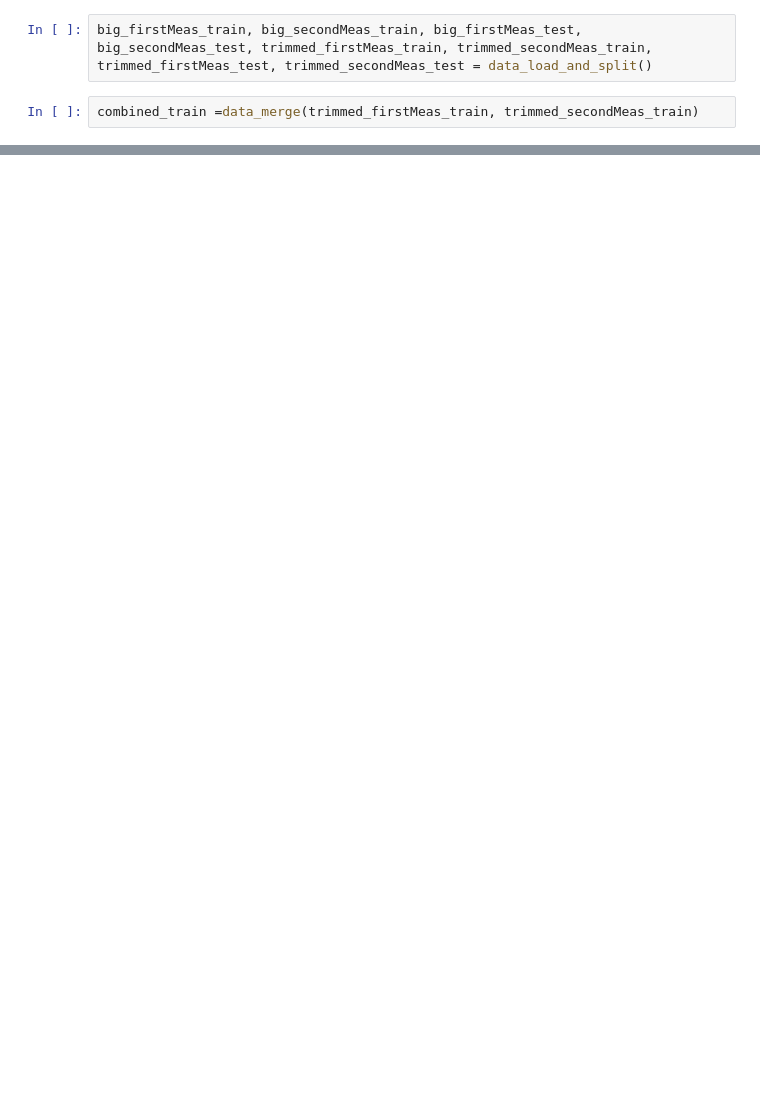
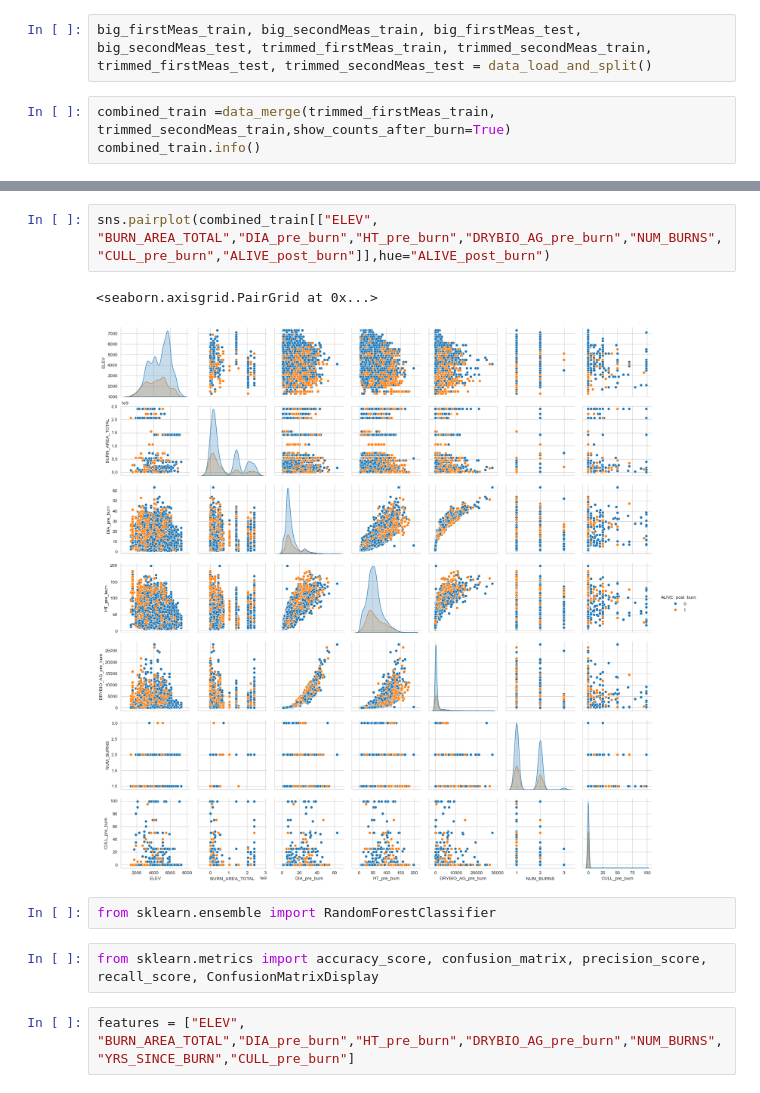
Before and after one commit to hbclad/Erdos_Trees, a Jupyter notebook: machine_learning/Henry_Analysis.ipynb, the cells around one changed output, grey strips where cells are left out. Drawn from its saved outputs; the diff is of its cells as text; blank space fills up the shorter version.

```diff
--- a/machine_learning/Henry_Analysis.ipynb
+++ b/machine_learning/Henry_Analysis.ipynb
@@ -15,4 +14,5 @@ ImportError: cannot import name 'data_merge' from 'data_loader' (/Users/henrycla
 # %%
 big_firstMeas_train, big_secondMeas_train, big_firstMeas_test, big_secondMeas_test, trimmed_firstMeas_train, trimmed_secondMeas_train, trimmed_firstMeas_test, trimmed_secondMeas_test = data_load_and_split()
 # %%
-combined_train =data_merge(trimmed_firstMeas_train, trimmed_secondMeas_train)
+combined_train =data_merge(trimmed_firstMeas_train, trimmed_secondMeas_train,show_counts_after_burn=True)
+combined_train.info()
@@ -18,0 +37,11 @@ combined_train =data_merge(trimmed_firstMeas_train, trimmed_secondMeas_train)
+# %%
+sns.pairplot(combined_train[["ELEV", "BURN_AREA_TOTAL","DIA_pre_burn","HT_pre_burn","DRYBIO_AG_pre_burn","NUM_BURNS","CULL_pre_burn","ALIVE_post_burn"]],hue="ALIVE_post_burn")
+# %% [output]
+<seaborn.axisgrid.PairGrid at 0x...>
+[figure, added]
+# %%
+from sklearn.ensemble import RandomForestClassifier
+# %%
+from sklearn.metrics import accuracy_score, confusion_matrix, precision_score, recall_score, ConfusionMatrixDisplay
+# %%
+features = ["ELEV", "BURN_AREA_TOTAL","DIA_pre_burn","HT_pre_burn","DRYBIO_AG_pre_burn","NUM_BURNS","YRS_SINCE_BURN","CULL_pre_burn"]
```
Also changed, not shown: parts of 19 cells of this notebook.
